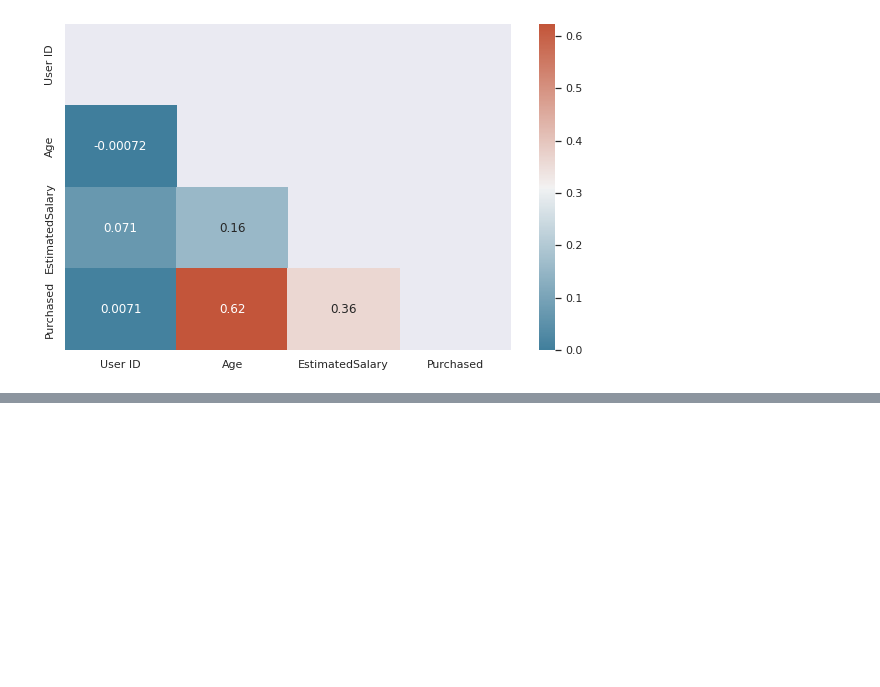
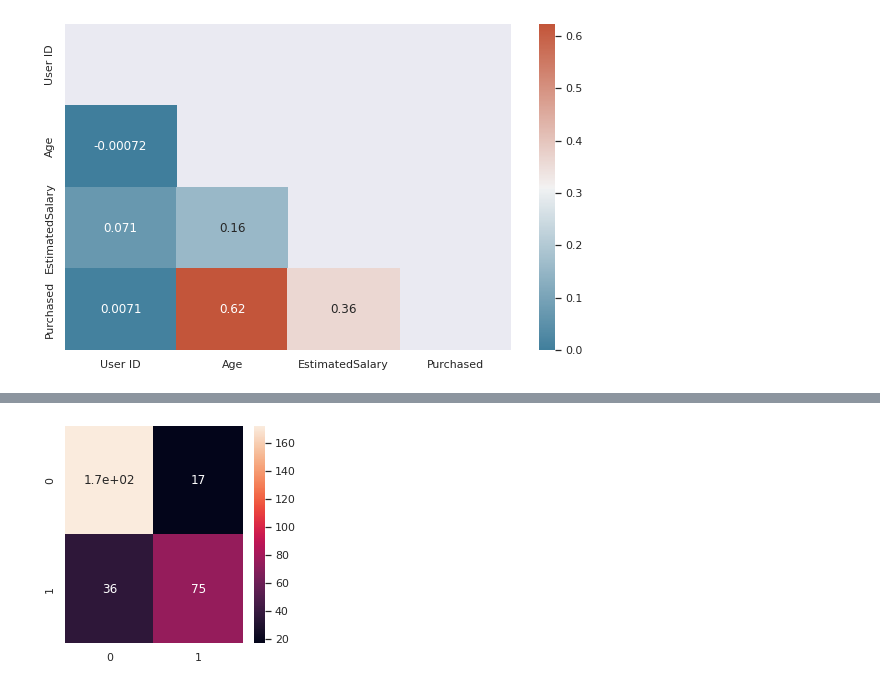
Before and after one commit to asheta66/Machine-Learning-2024, a Jupyter notebook: Logistic Regression/logistic_Regression_A.ipynb, the cells around one changed output, grey strips where cells are left out. Cells and saved outputs as stored; diff of their text form; code cells hidden in the pictures; blank space fills up the shorter version.

```diff
--- a/Logistic Regression/logistic_Regression_A.ipynb
+++ b/Logistic Regression/logistic_Regression_A.ipynb
@@ -84,0 +111,6 @@ Y_Pred = classifier.predict(X_Test)
+# %%
+cm_train = pd.DataFrame(cm1, range(2), range(2))
+sns.heatmap(cm_train, annot=True)
+plt.show()
+# %% [output]
+[figure, added]
```
Also changed, not shown: parts of 10 cells of this notebook.
